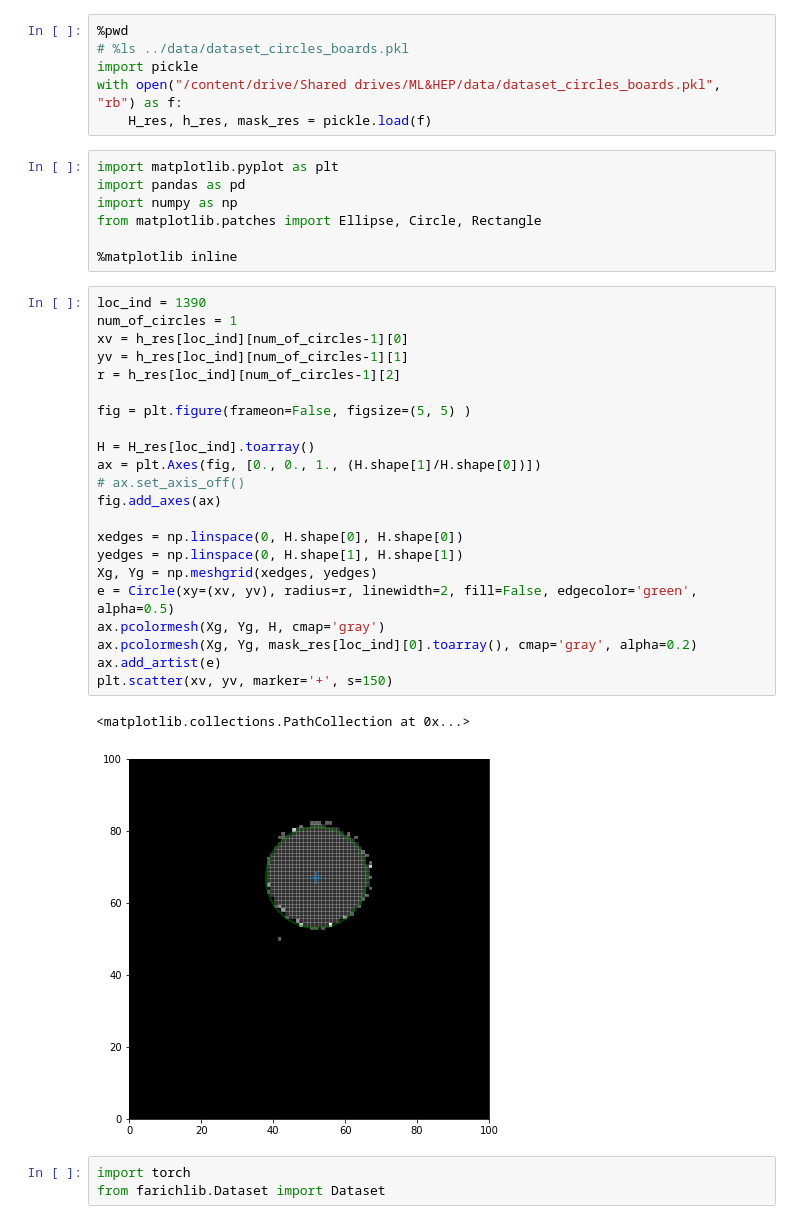
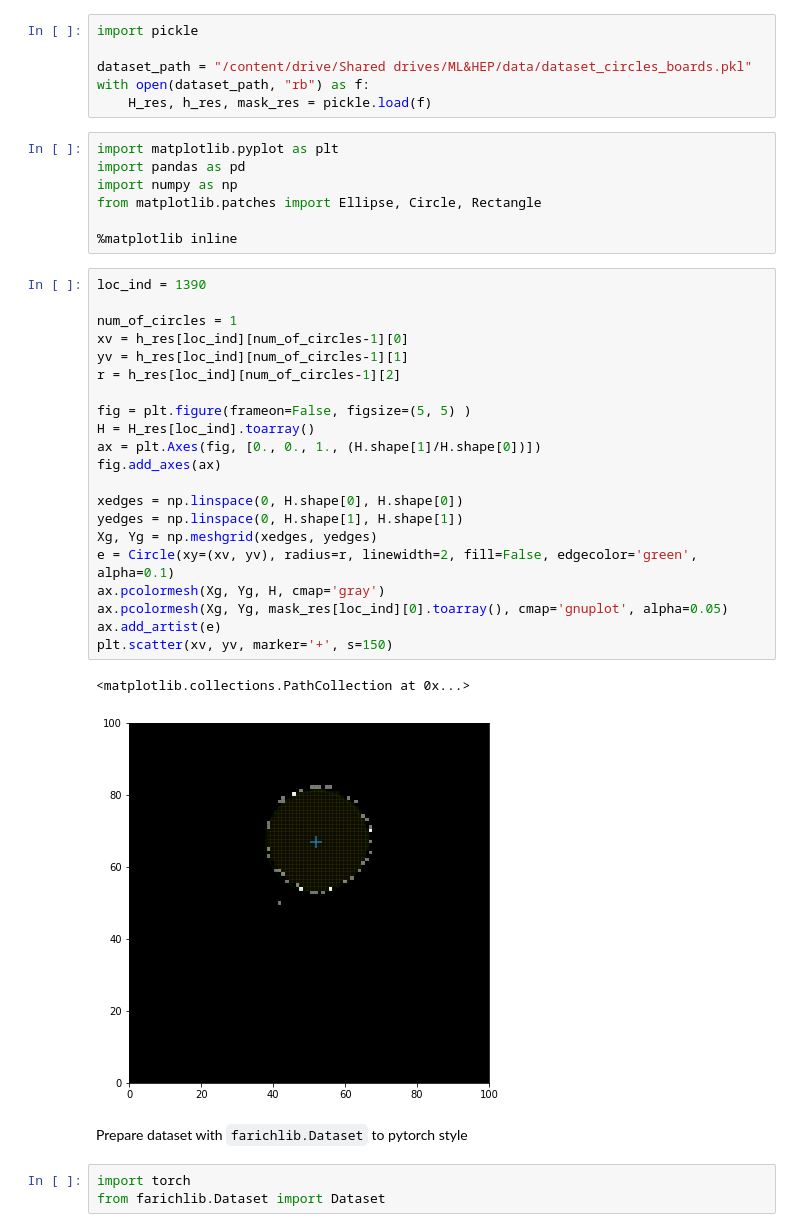
Before and after one commit to 82492749123082/farich-pics, a Jupyter notebook: notebooks/CirclesNN.ipynb, the cells around one changed output. Cells and saved outputs as stored; diff of their text form.

```diff
--- a/notebooks/CirclesNN.ipynb
+++ b/notebooks/CirclesNN.ipynb
@@ -41,10 +38,10 @@ Additionally, if you want to use aspect ratio grouping during training (so that
 # %% [output]
 CirclesNN.pth  dataset_circles_boards.pkl  dataset.pkl
 # %%
-%pwd
-# %ls ../data/dataset_circles_boards.pkl
 import pickle
-with open("/content/drive/Shared drives/ML&HEP/data/dataset_circles_boards.pkl", "rb") as f:
+
+dataset_path = "/content/drive/Shared drives/ML&HEP/data/dataset_circles_boards.pkl"
+with open(dataset_path, "rb") as f:
     H_res, h_res, mask_res = pickle.load(f)
 # %%
 import matplotlib.pyplot as plt
@@ -55,29 +52,30 @@ from matplotlib.patches import Ellipse, Circle, Rectangle
 %matplotlib inline
 # %%
 loc_ind = 1390
+
 num_of_circles = 1
 xv = h_res[loc_ind][num_of_circles-1][0]
 yv = h_res[loc_ind][num_of_circles-1][1]
 r = h_res[loc_ind][num_of_circles-1][2]
 
 fig = plt.figure(frameon=False, figsize=(5, 5) )
-
 H = H_res[loc_ind].toarray()
 ax = plt.Axes(fig, [0., 0., 1., (H.shape[1]/H.shape[0])])
-# ax.set_axis_off()
 fig.add_axes(ax)
 
 xedges = np.linspace(0, H.shape[0], H.shape[0])
 yedges = np.linspace(0, H.shape[1], H.shape[1])
 Xg, Yg = np.meshgrid(xedges, yedges)
-e = Circle(xy=(xv, yv), radius=r, linewidth=2, fill=False, edgecolor='green', alpha=0.5)
+e = Circle(xy=(xv, yv), radius=r, linewidth=2, fill=False, edgecolor='green', alpha=0.1)
 ax.pcolormesh(Xg, Yg, H, cmap='gray')
-ax.pcolormesh(Xg, Yg, mask_res[loc_ind][0].toarray(), cmap='gray', alpha=0.2)
+ax.pcolormesh(Xg, Yg, mask_res[loc_ind][0].toarray(), cmap='gnuplot', alpha=0.05)
 ax.add_artist(e)
 plt.scatter(xv, yv, marker='+', s=150)
 # %% [output]
 <matplotlib.collections.PathCollection at 0x...>
-[figure, old version]
+[figure, new version]
+# %% [markdown]
+Prepare dataset with `farichlib.Dataset` to pytorch style
 # %%
 import torch
 from farichlib.Dataset import Dataset
```
Also changed, not shown: parts of 27 cells of this notebook, 7 other files.
